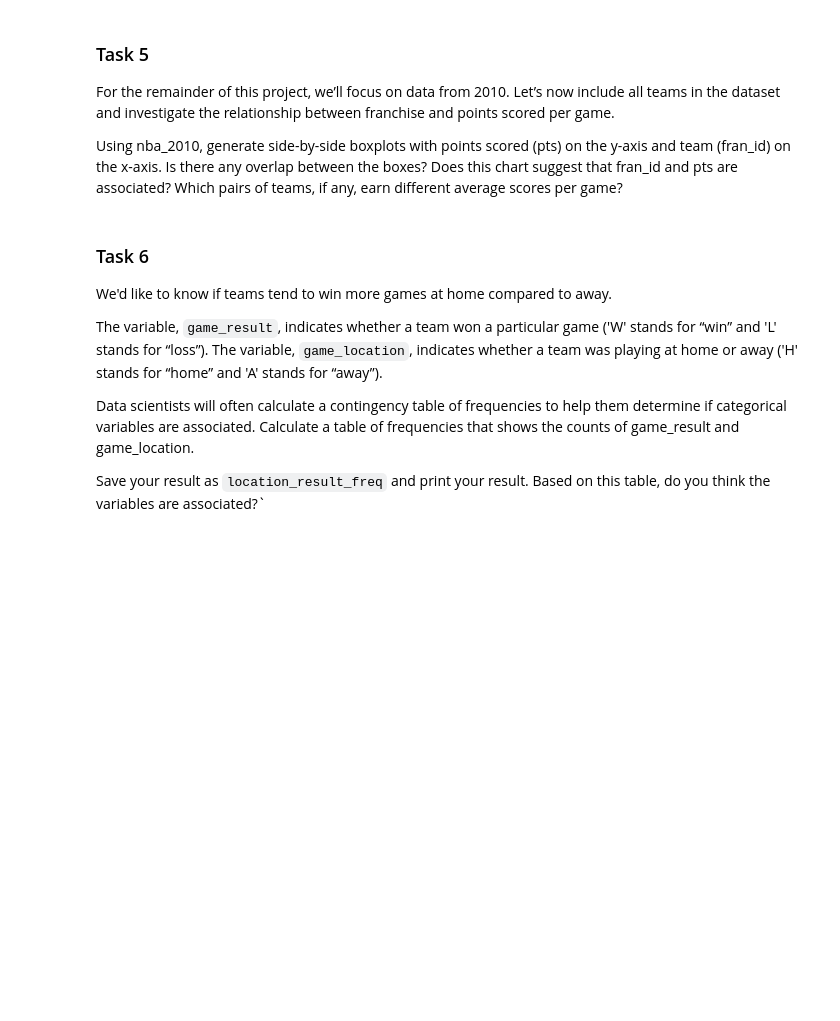
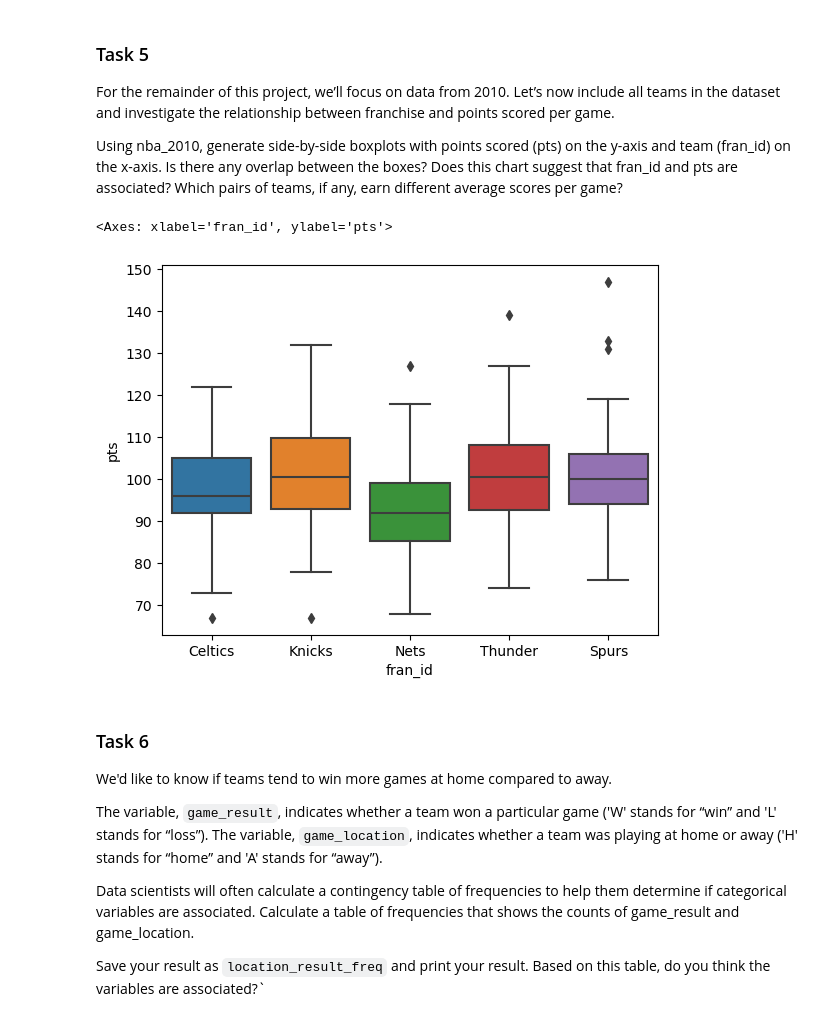
Before and after one commit to cataratoru-fara-cap/python_projects, a Jupyter notebook: Codecademy_NBA_Trends_Project/Codecademy_NBA_Trends_Project/Codecademy_NBA_Trends_Project.ipynb, the cells around one changed output. Cells and saved outputs as stored; diff of their text form; code cells hidden in the pictures; blank space fills up the shorter version.

Commit message:
completed boxplot and crosstab tasks

```diff
--- a/Codecademy_NBA_Trends_Project/Codecademy_NBA_Trends_Project/Codecademy_NBA_Trends_Project.ipynb
+++ b/Codecademy_NBA_Trends_Project/Codecademy_NBA_Trends_Project/Codecademy_NBA_Trends_Project.ipynb
@@ -111,6 +109,11 @@ plt.hist(x=nets_pts["pts"], alpha=0.5 ,color="orange", density=True, label="nets
 For the remainder of this project, we’ll focus on data from 2010. Let’s now include all teams in the dataset and investigate the relationship between franchise and points scored per game.
 
 Using nba_2010, generate side-by-side boxplots with points scored (pts) on the y-axis and team (fran_id) on the x-axis. Is there any overlap between the boxes? Does this chart suggest that fran_id and pts are associated? Which pairs of teams, if any, earn different average scores per game?
+# %%
+sns.boxplot(data=nba_2010, x="fran_id", y="pts")
+# %% [output]
+<Axes: xlabel='fran_id', ylabel='pts'>
+[figure, added]
 # %% [markdown]
 ### Task 6
 
```
Also changed, not shown: parts of 3 cells of this notebook.
